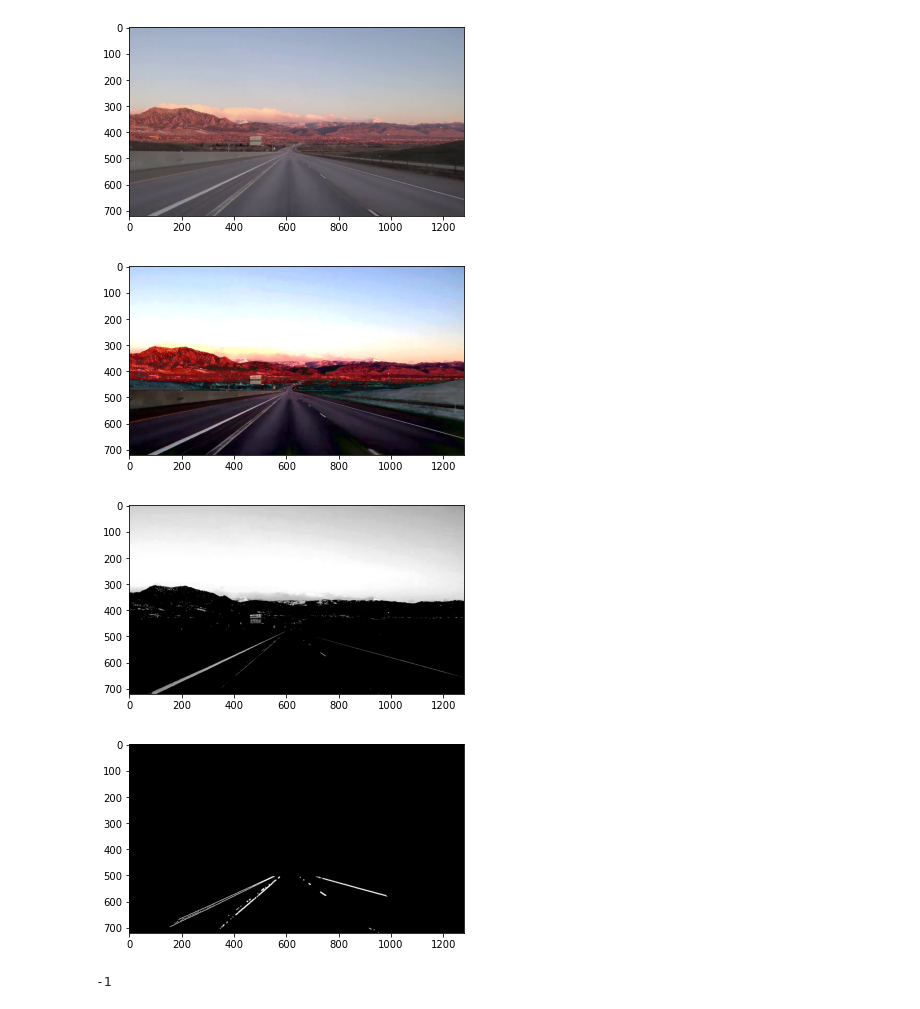
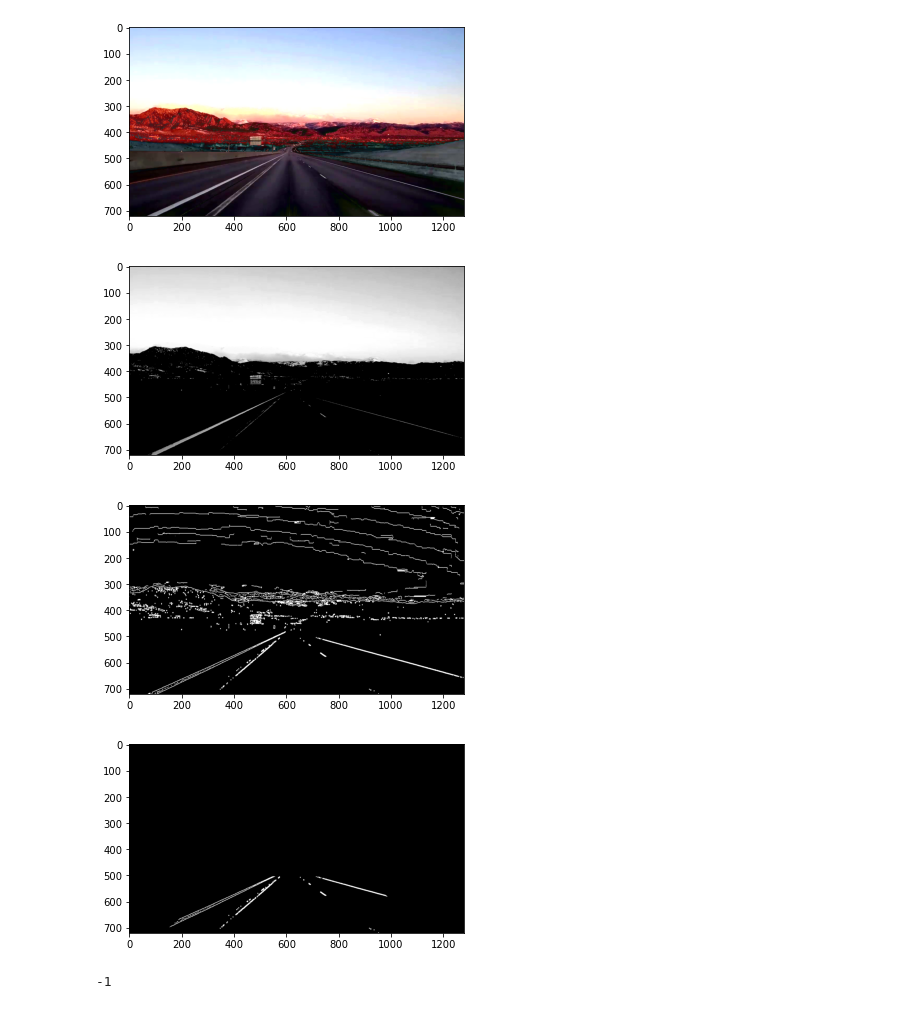
Before and after one commit to akhilvemuri/Lane-Detection-System-OpenCV, a Jupyter notebook: Lane Detection System.ipynb, the cells around one changed output. Drawn from its saved outputs; the diff is of its cells as text; code cells hidden in the pictures.

```diff
--- a/Lane Detection System.ipynb
+++ b/Lane Detection System.ipynb
@@ -192,6 +192,10 @@ while True:
     plt.show()
 
     plt.figure()
+    plt.imshow(canny_edges, cmap='gray')
+    plt.show()
+
+    plt.figure()
     plt.imshow(roi_canny, cmap='gray')
     plt.show()
 
@@ -209,5 +213,5 @@ cv2.waitKey(1)
-[figure, old version]
+[figure, new version]
-[figure, old version]
+[figure, new version]
-[figure, old version]
+[figure, new version]
 [figure]
 -1
```
Also changed, not shown: parts of 1 cell of this notebook, 3 other files.
